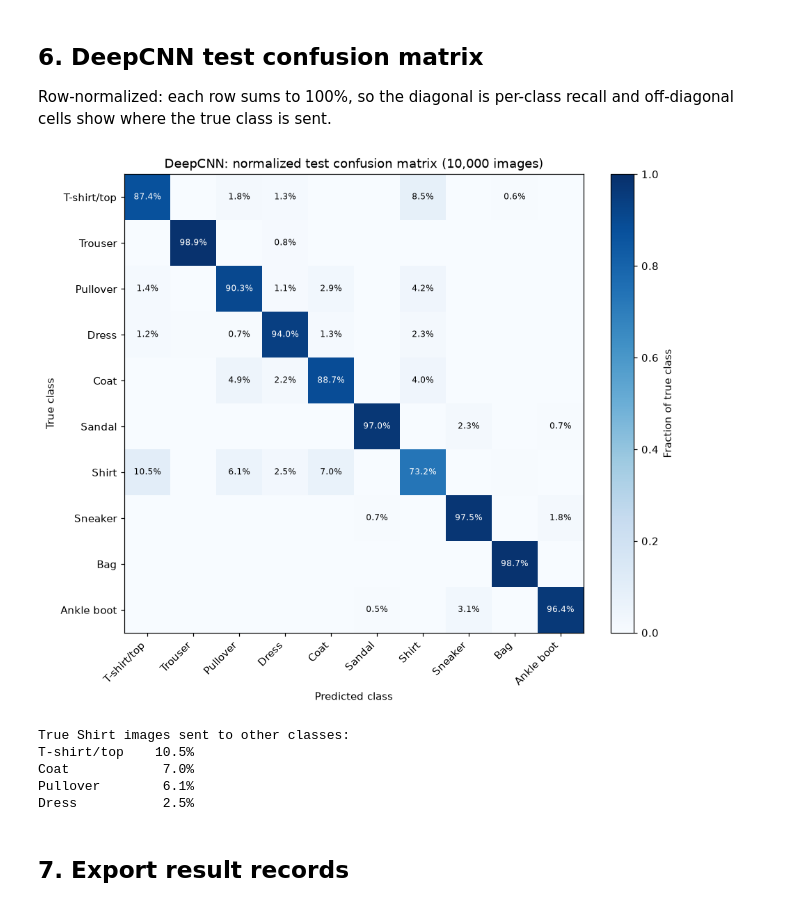
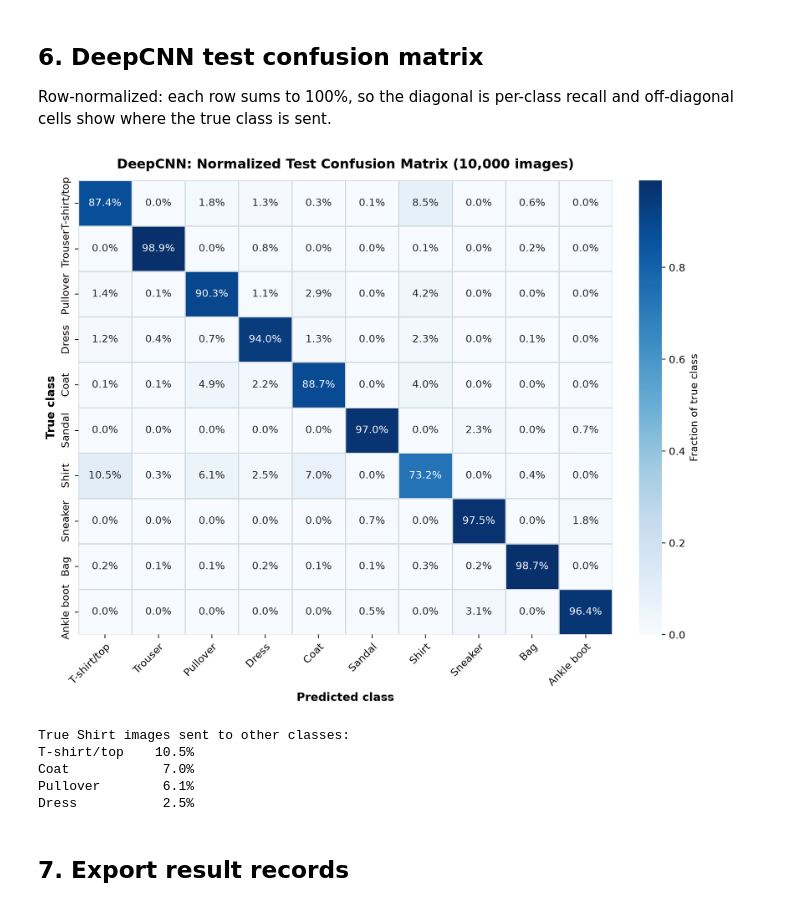
Before and after one commit to UJ474/Image-Tagging, a Jupyter notebook: notebooks/07_cnn_experiments.ipynb, the cells around one changed output. Drawn from its saved outputs; the diff is of its cells as text; code cells hidden in the pictures.

Commit message:
fix(dl): fix confusion matrix label alignment, grid borders, and contrast in DeepCNN benchmark

```diff
--- a/notebooks/07_cnn_experiments.ipynb
+++ b/notebooks/07_cnn_experiments.ipynb
@@ -343,30 +343,37 @@ display(recall.style.format({
 
 Row-normalized: each row sums to 100%, so the diagonal is per-class recall and off-diagonal cells show where the true class is sent.
 # %%
+import seaborn as sns
+
 cm = np.array(experiments["cnn_deep"]["record"]["test_confusion_matrix"])
 cm_norm = cm / cm.sum(axis=1, keepdims=True)
 
-fig, ax = plt.subplots(figsize=(8.5, 7.2), constrained_layout=True)
-image = ax.imshow(cm_norm, cmap="Blues", vmin=0, vmax=1)
-ax.set_xticks(range(10), CLASS_NAMES, rotation=45, ha="right")
-ax.set_yticks(range(10), CLASS_NAMES)
-ax.set(xlabel="Predicted class", ylabel="True class",
-       title="DeepCNN: normalized test confusion matrix (10,000 images)")
-ax.grid(False)
-for i in range(10):
-    for j in range(10):
-        if cm_norm[i, j] >= 0.005:
-            ax.text(j, i, f"{cm_norm[i, j]:.1%}", ha="center", va="center", fontsize=8,
-                    color="white" if cm_norm[i, j] > 0.5 else "black")
-fig.colorbar(image, ax=ax, fraction=0.046, label="Fraction of true class")
-fig.savefig(FIGURES_DIR / "confusion_matrix_deep.png", bbox_inches="tight")
+fig, ax = plt.subplots(figsize=(9, 7.5), constrained_layout=True)
+sns.heatmap(
+    cm_norm,
+    annot=True,
+    fmt=".1%",
+    cmap="Blues",
+    xticklabels=CLASS_NAMES,
+    yticklabels=CLASS_NAMES,
+    ax=ax,
+    linewidths=0.5,
+    linecolor="#CFD8DC",
+    cbar_kws={"label": "Fraction of true class"},
+)
+ax.set_title("DeepCNN: Normalized Test Confusion Matrix (10,000 images)", fontsize=13, fontweight="bold", pad=12)
+ax.set_xlabel("Predicted class", fontsize=11, fontweight="bold")
+ax.set_ylabel("True class", fontsize=11, fontweight="bold")
+ax.set_xticklabels(CLASS_NAMES, rotation=45, ha="right", rotation_mode="anchor")
+
+fig.savefig(FIGURES_DIR / "confusion_matrix_deep.png", bbox_inches="tight", dpi=200)
 plt.show()
 
 shirt_row = pd.Series(cm_norm[SHIRT], index=CLASS_NAMES).drop("Shirt").sort_values(ascending=False)
 print("True Shirt images sent to other classes:")
 print(shirt_row.head(4).map("{:.1%}".format).to_string())
 # %% [output]
-[figure, old version]
+[figure, new version]
 True Shirt images sent to other classes:
 T-shirt/top    10.5%
 Coat            7.0%
```
Also changed, not shown: 1 other file.
